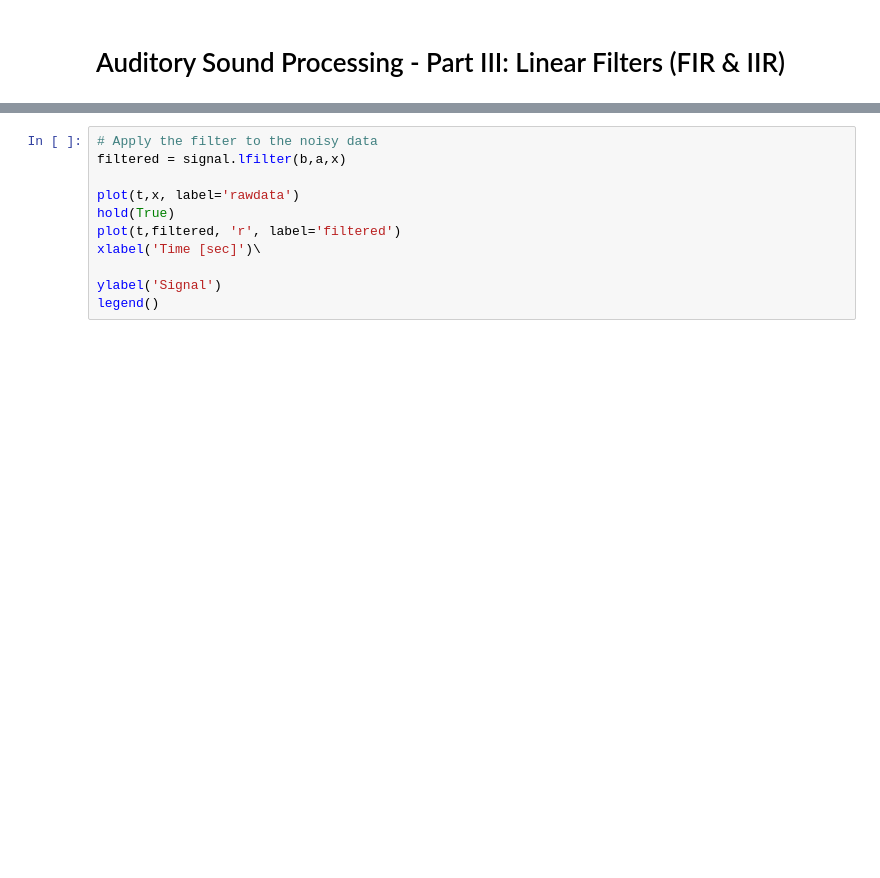
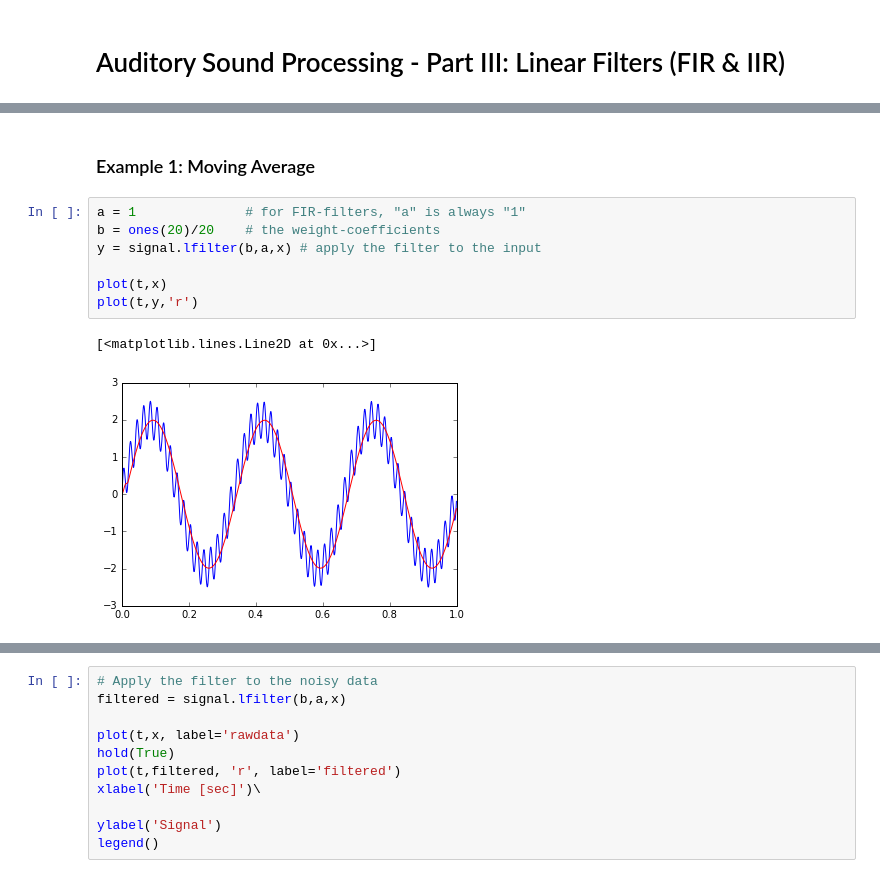
Before and after one commit to thomas-haslwanter/CSS_ipynb, a Jupyter notebook: Soundproc_3_LinearFilters.ipynb, the cells around one changed output, grey strips where cells are left out. Saved outputs shown, nothing was run; the diff lists cells and outputs as text; blank space fills up the shorter version.

```diff
--- a/Soundproc_3_LinearFilters.ipynb
+++ b/Soundproc_3_LinearFilters.ipynb
@@ -11,0 +72,12 @@ Populating the interactive namespace from numpy and matplotlib
+# %% [markdown]
+### Example 1: Moving Average
+# %%
+a = 1              # for FIR-filters, "a" is always "1"
+b = ones(20)/20    # the weight-coefficients
+y = signal.lfilter(b,a,x) # apply the filter to the input
+
+plot(t,x)
+plot(t,y,'r')
+# %% [output]
+[<matplotlib.lines.Line2D at 0x...>]
+[figure, added]
```
Also changed, not shown: parts of 30 cells of this notebook, 3 other files.
